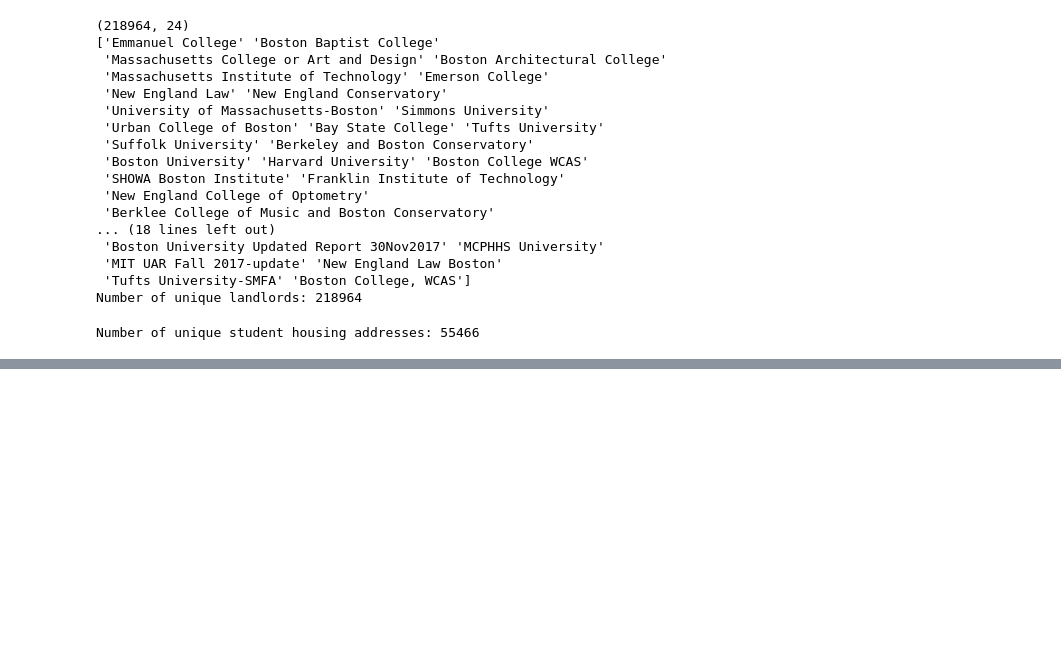
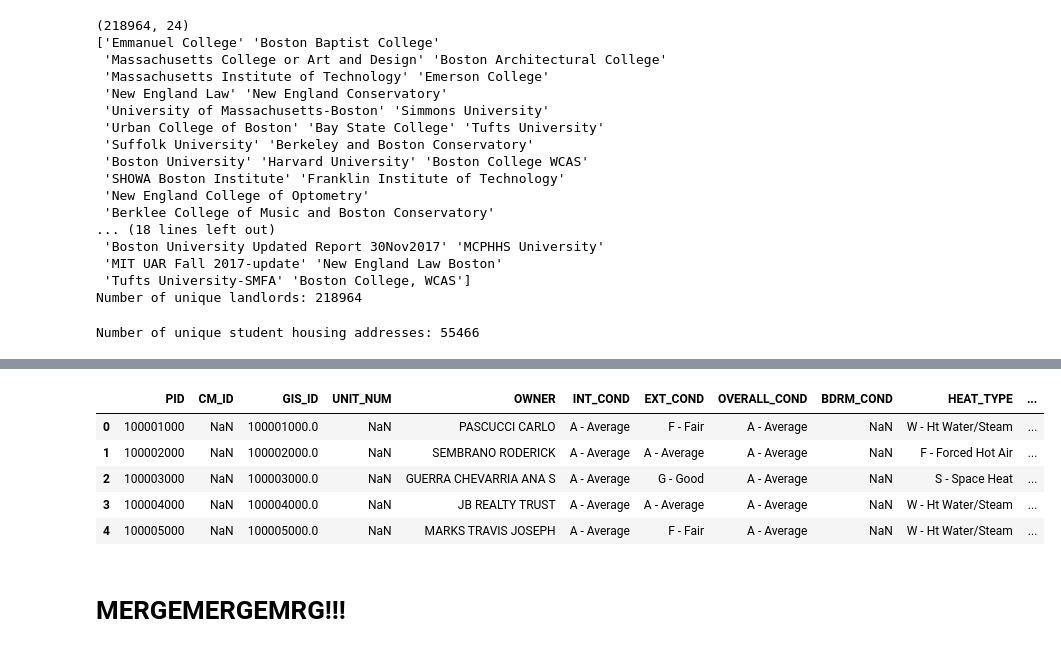
Before and after one commit to sheryly111/Spark-Housing-Project, a Jupyter notebook: prep.ipynb, the cells around one changed output, grey strips where cells are left out. Saved outputs shown, nothing was run; the diff lists cells and outputs as text; code cells hidden in the pictures; blank space fills up the shorter version.

Commit message:
merge all df in the works

```diff
--- a/prep.ipynb
+++ b/prep.ipynb
@@ -123,0 +134,4 @@ Number of unique student housing addresses: 55466
+# %%
+threeoneone = pd.read_csv("cleaned_311_calls.csv")
+bpviolations = pd.read_csv("cleaned_building_and_property_violations.csv")
+propassessments = pd.read_csv("cleaned_property_assessment.csv")
@@ -123,0 +184,10 @@ Number of unique student housing addresses: 55466
+# %%
+propassessments['full_address'] = propassessments['full_address'].apply(normalize_addr)
+threeoneone['location'] = threeoneone['location'].apply(normalize_addr)
+bpviolations['full_address'] = bpviolations['full_address'].astype(str).apply(normalize_addr)
+df_matched['FULL_ADDRESS'] = df_matched['FULL_ADDRESS'].apply(normalize_addr)
+
+#normalize name
+propassessments = propassessments.rename(columns={'full_address': 'FULL_ADDRESS'})
+bpviolations = bpviolations.rename(columns={'full_address': 'FULL_ADDRESS'})
+threeoneone = threeoneone.rename(columns={'location': 'FULL_ADDRESS'})
@@ -123,0 +212,11 @@ Number of unique student housing addresses: 55466
+# %%
+propassessments.head()
+# %% [output]
+|  | PID | CM_ID | GIS_ID | UNIT_NUM | OWNER | INT_COND | EXT_COND | OVERALL_COND | BDRM_COND | HEAT_TYPE | ... |
+| 0 | 100001000 | NaN | 100001000.0 | NaN | PASCUCCI CARLO | A - Average | F - Fair | A - Average | NaN | W - Ht Water/Steam | ... |
+| 1 | 100002000 | NaN | 100002000.0 | NaN | SEMBRANO RODERICK | A - Average | A - Average | A - Average | NaN | F - Forced Hot Air | ... |
+| 2 | 100003000 | NaN | 100003000.0 | NaN | GUERRA CHEVARRIA ANA S | A - Average | G - Good | A - Average | NaN | S - Space Heat | ... |
+| 3 | 100004000 | NaN | 100004000.0 | NaN | JB REALTY TRUST | A - Average | A - Average | A - Average | NaN | W - Ht Water/Steam | ... |
+| 4 | 100005000 | NaN | 100005000.0 | NaN | MARKS TRAVIS JOSEPH | A - Average | F - Fair | A - Average | NaN | W - Ht Water/Steam | ... |
+# %% [markdown]
+# MERGEMERGEMRG!!!
```
Also changed, not shown: parts of 7 cells of this notebook.
